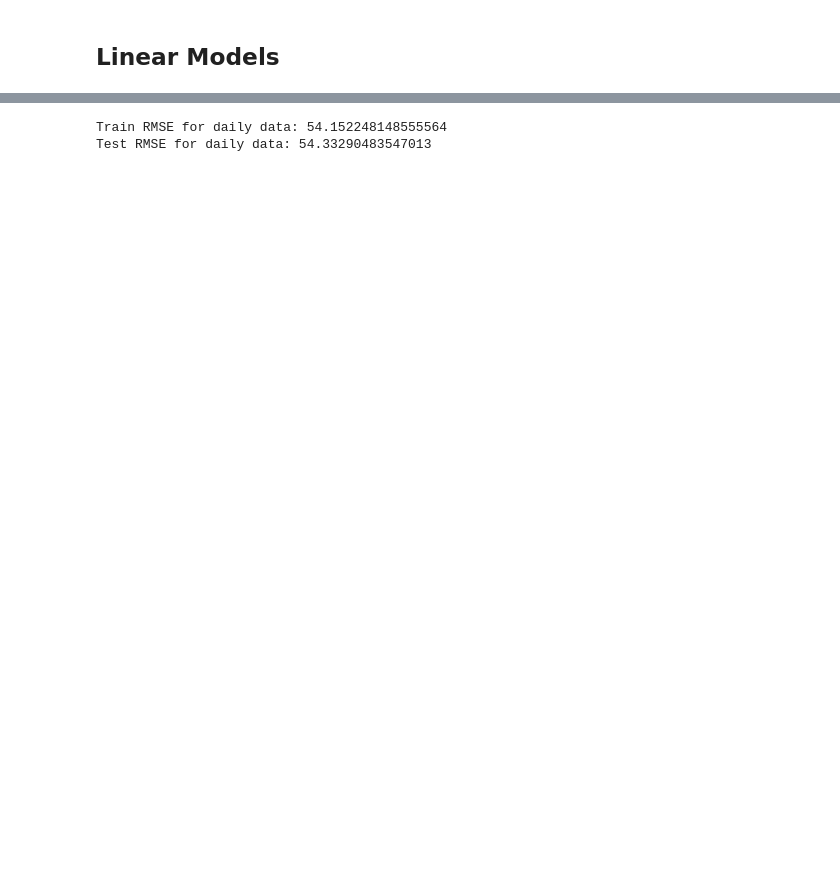
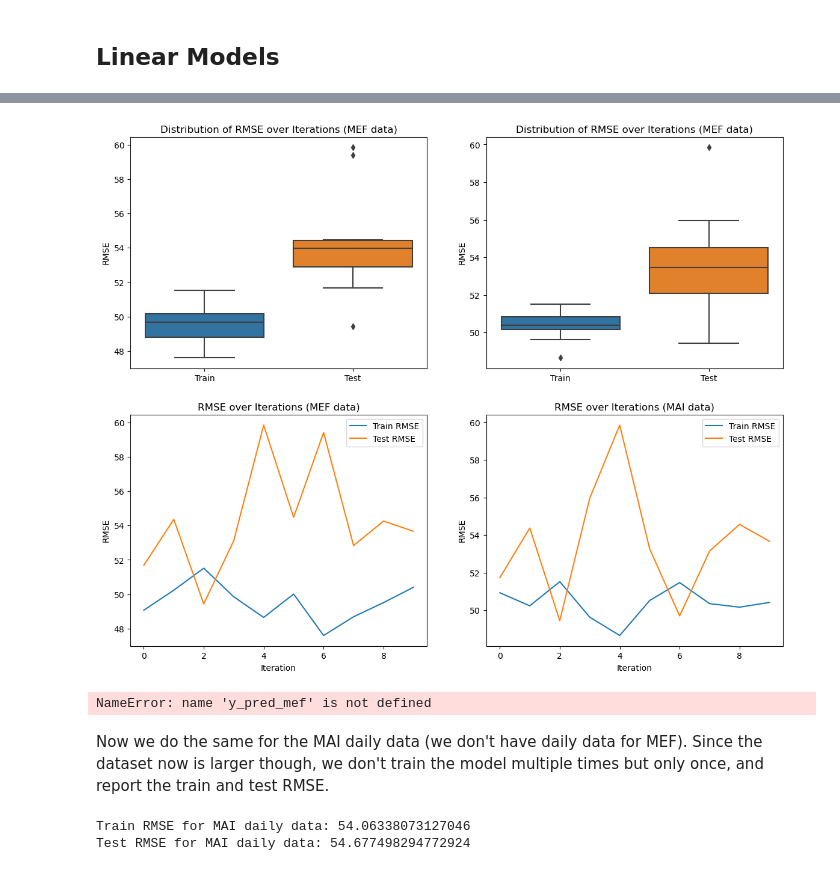
Before and after one commit to astavrop0/MAI_for_stock_return_predictability, a Jupyter notebook: notebooks/LinearModel.ipynb, the cells around one changed output, grey strips where cells are left out. Cells and saved outputs as stored; diff of their text form; code cells hidden in the pictures; blank space fills up the shorter version.

```diff
--- a/notebooks/LinearModel.ipynb
+++ b/notebooks/LinearModel.ipynb
@@ -221,25 +261,82 @@ Now we do the same for the daily data
+# %%
+# Boxplots for distribution of errors over the 10 iterations
+plt.figure(figsize=(14,11))
+plt.subplot(2,2,1)
+sns.boxplot(data=[MEF_errors_train, MEF_errors_test])
+plt.xticks([0, 1], ['Train', 'Test'])
+plt.ylabel('RMSE')
+plt.title('Distribution of RMSE over Iterations (MEF data)')
+
+plt.subplot(2,2,2)
+sns.boxplot(data=[MAI_errors_train, MAI_errors_test])
+plt.xticks([0, 1], ['Train', 'Test'])
+plt.ylabel('RMSE')
+plt.title('Distribution of RMSE over Iterations (MEF data)')
+
+plt.subplot(2, 2, 3)
+plt.plot(MEF_errors_train, label='Train RMSE')
+plt.plot(MEF_errors_test, label='Test RMSE')
+plt.xlabel('Iteration')
+plt.ylabel('RMSE')
+plt.title('RMSE over Iterations (MEF data)')
+plt.legend()
+
+plt.subplot(2, 2, 4)
+plt.plot(MAI_errors_train, label='Train RMSE')
+plt.plot(MAI_errors_test, label='Test RMSE')
+plt.xlabel('Iteration')
+plt.ylabel('RMSE')
+plt.title('RMSE over Iterations (MAI data)')
+plt.legend()
+plt.show()
+# %% [output]
+[figure, added]
+# %%
+# For MEF data
+plt.scatter(y_test_mef, y_pred_mef)
+plt.xlabel('Actual Values')
+plt.ylabel('Predicted Values')
+plt.title('Predicted vs Actual Values (MEF data)')
+plt.plot([y_test_mef.min(), y_test_mef.max()], [y_test_mef.min(), y_test_mef.max()], 'k--', lw=3)
+plt.show()
+
+# For MAI data
+plt.scatter(y_test_mai, y_pred_mai)
+plt.xlabel('Actual Values')
+plt.ylabel('Predicted Values')
+plt.title('Predicted vs Actual Values (MAI data)')
+plt.plot([y_test_mai.min(), y_test_mai.max()], [y_test_mai.min(), y_test_mai.max()], 'k--', lw=3)
+plt.show()
+# %% [output]
+NameError: name 'y_pred_mef' is not defined
+# %% [markdown]
+Now we do the same for the MAI daily data (we don't have daily data for MEF). Since the dataset now is larger though, we don't train the model multiple times but only once, and report the train and test RMSE.
 # %%
+# Set the random seed for reproducibility
+np.random.seed(8)
+random.seed(8)
+
 train_size = int((1-test_data_size) * X_mai_daily.shape[0])
 indices = np.random.permutation(X_mai_daily.shape[0])
 
 np.random.shuffle(indices)
-X_train, y_train, X_test, y_test = split_data(X_mai_daily, y_mkt_daily, train_size, indices)
+X_train_mai_d, y_train_mai_d, X_test_mai_d, y_test_mai_d = split_data(X_mai_daily, y_mkt_daily, train_size, indices)
 
 scaler = StandardScaler()
-X_train_std = scaler.fit_transform(X_train)
-X_test_std = scaler.transform(X_test)
+X_train_std_mai_d = scaler.fit_transform(X_train_mai_d)
+X_test_std_mai_d = scaler.transform(X_test_mai_d)
 
-optimal_alpha, minimal_mse = find_optimal_ridge_hyperparameters(X_train_std, y_train, alphas, KFold_split)
+optimal_alpha, minimal_mse = find_optimal_ridge_hyperparameters(X_train_std_mai_d, y_train_mai_d, alphas, KFold_split)
 
 minimal_rmse = minimal_mse**(1/2)
 
-mse_train, mse_test = train_and_evaluate_ridge(X_train_std, y_train, X_test_std, y_test, optimal_alpha)
+mse_train, mse_test = train_and_evaluate_ridge(X_train_std_mai_d, y_train_mai_d, X_test_std_mai_d, y_test_mai_d, optimal_alpha)
 rmse_train = mse_train**(1/2)
 rmse_test = mse_test**(1/2)
 
-print(f"Train RMSE for daily data: {rmse_train}")
-print(f"Test RMSE for daily data: {rmse_test}")
+print(f"Train RMSE for MAI daily data: {rmse_train}")
+print(f"Test RMSE for MAI daily data: {rmse_test}")
 print("")
 # %% [output]
-Train RMSE for daily data: 54.152248148555564
-Test RMSE for daily data: 54.33290483547013
+Train RMSE for MAI daily data: 54.06338073127046
+Test RMSE for MAI daily data: 54.677498294772924
```
Also changed, not shown: parts of 15 cells of this notebook, 2 other files.
